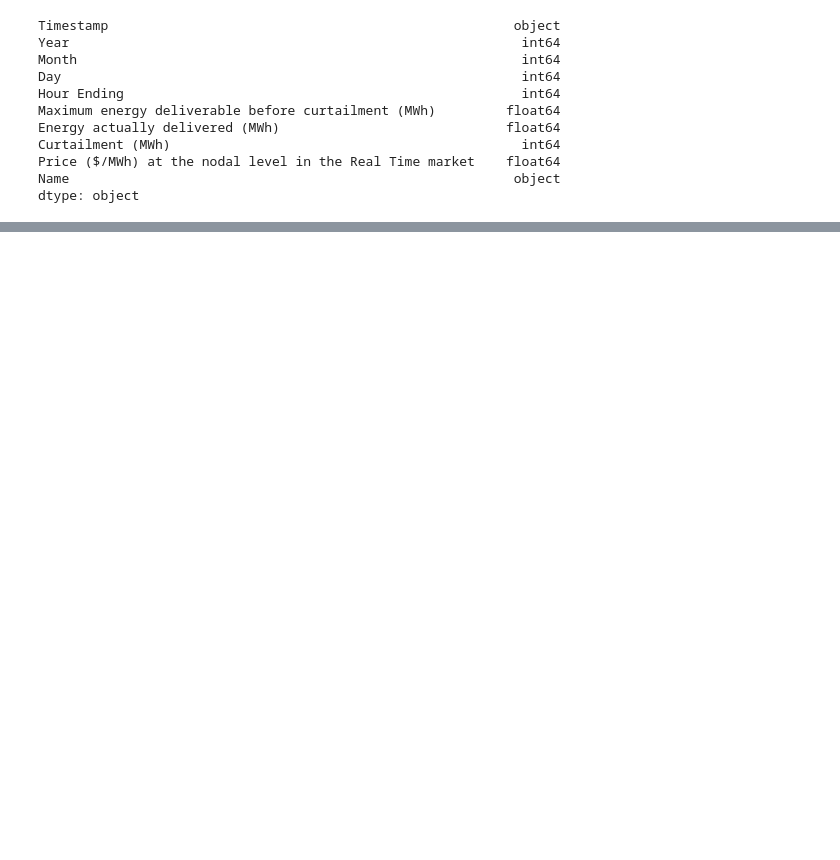
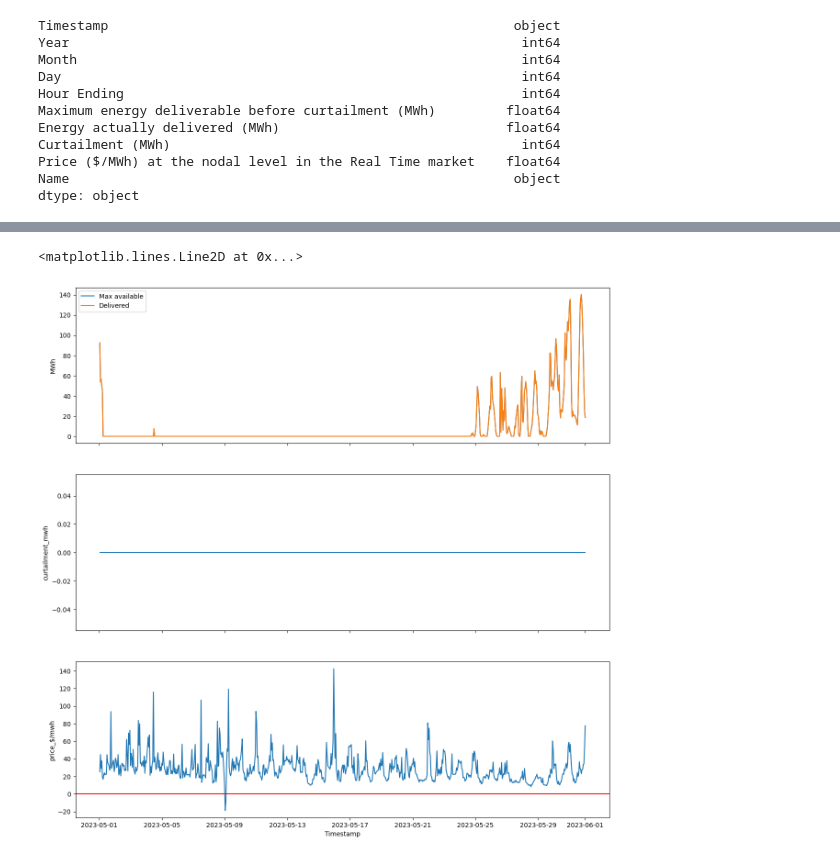
Before and after one commit to SearoTyp/MIT_CLIMATE_HACK, a Jupyter notebook: explore.ipynb, the cells around one changed output, grey strips where cells are left out. Saved outputs shown, nothing was run; the diff lists cells and outputs as text; code cells hidden in the pictures; blank space fills up the shorter version.

```diff
--- a/explore.ipynb
+++ b/explore.ipynb
@@ -64,0 +67,17 @@ sns.boxplot(valentino[valentino['Month'] == 1], x='Hour Ending', y='Maximum ener
+# %%
+fig, axs = plt.subplots(3, 1, figsize=(15,15), sharex=True)
+
+month = 5
+
+sns.lineplot(valentino[valentino['Month'] == month], x='Timestamp', y='max_energy_mwh', ax=axs[0], label='Max available')
+sns.lineplot(valentino[valentino['Month'] == month], x='Timestamp', y='delivered_energy_mwh', ax=axs[0], label='Delivered')
+axs[0].set_ylabel('MWh')
+axs[0].legend()
+
+sns.lineplot(valentino[valentino['Month'] == month], x='Timestamp', y='curtailment_mwh', ax=axs[1])
+
+sns.lineplot(valentino[valentino['Month'] == month], x='Timestamp', y='price_$/mwh', ax=axs[2])
+axs[2].axhline(0, c='red')
+# %% [output]
+<matplotlib.lines.Line2D at 0x...>
+[figure, added]
```
Also changed, not shown: parts of 4 cells of this notebook.
